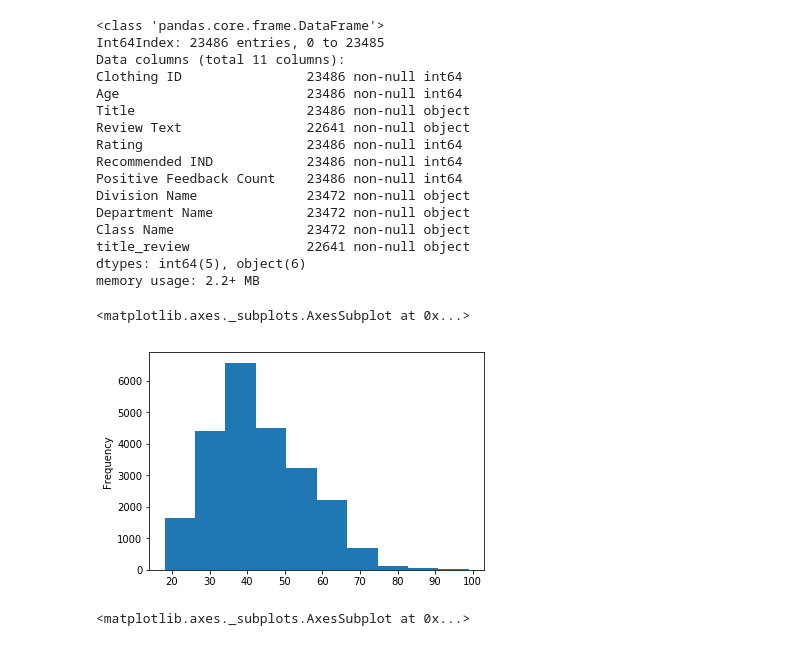
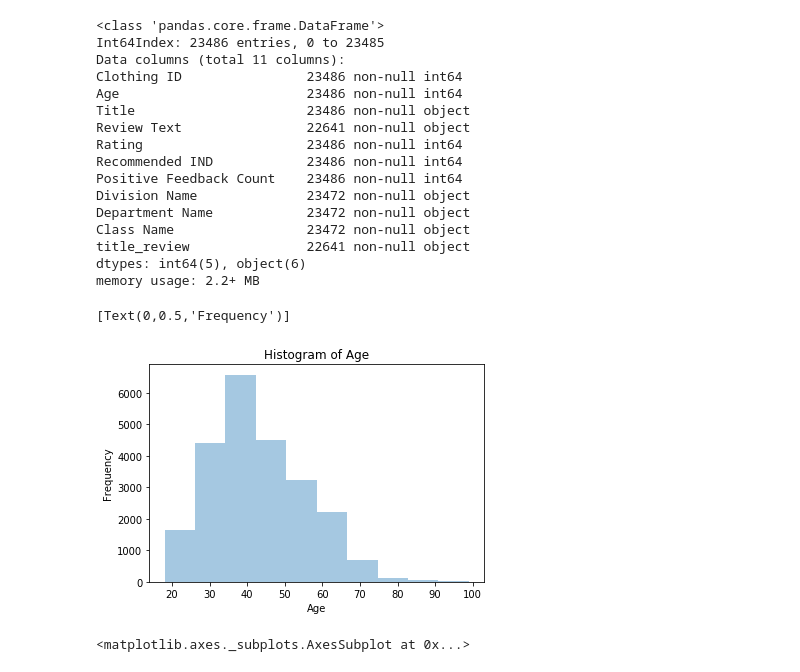
Before and after one commit to mamitch/Springboard_Capstone_Project_2, a Jupyter notebook: Capstone Project 2 Code.ipynb, the cells around one changed output. Saved outputs shown, nothing was run; the diff lists cells and outputs as text; code cells hidden in the pictures.

```diff
--- a/Capstone Project 2 Code.ipynb
+++ b/Capstone Project 2 Code.ipynb
@@ -97,11 +118,13 @@ Class Name                 23472 non-null object
 title_review               22641 non-null object
 dtypes: int64(5), object(6)
 memory usage: 2.2+ MB
-# %%
-data.Age.plot.hist()
-# %% [output]
-<matplotlib.axes._subplots.AxesSubplot at 0x...>
-[figure, removed]
+# %%
+plt.title('Histogram of Age')
+ax=sns.distplot(data["Age"],bins=10, kde=False)
+ax.set(ylabel='Frequency')
+# %% [output]
+[Text(0,0.5,'Frequency')]
+[figure, added]
 # %%
 sns.set(rc={'figure.figsize':(6,6)})
 plt.title('Distribution of Ratings')
```
Also changed, not shown: parts of 13 cells of this notebook.
